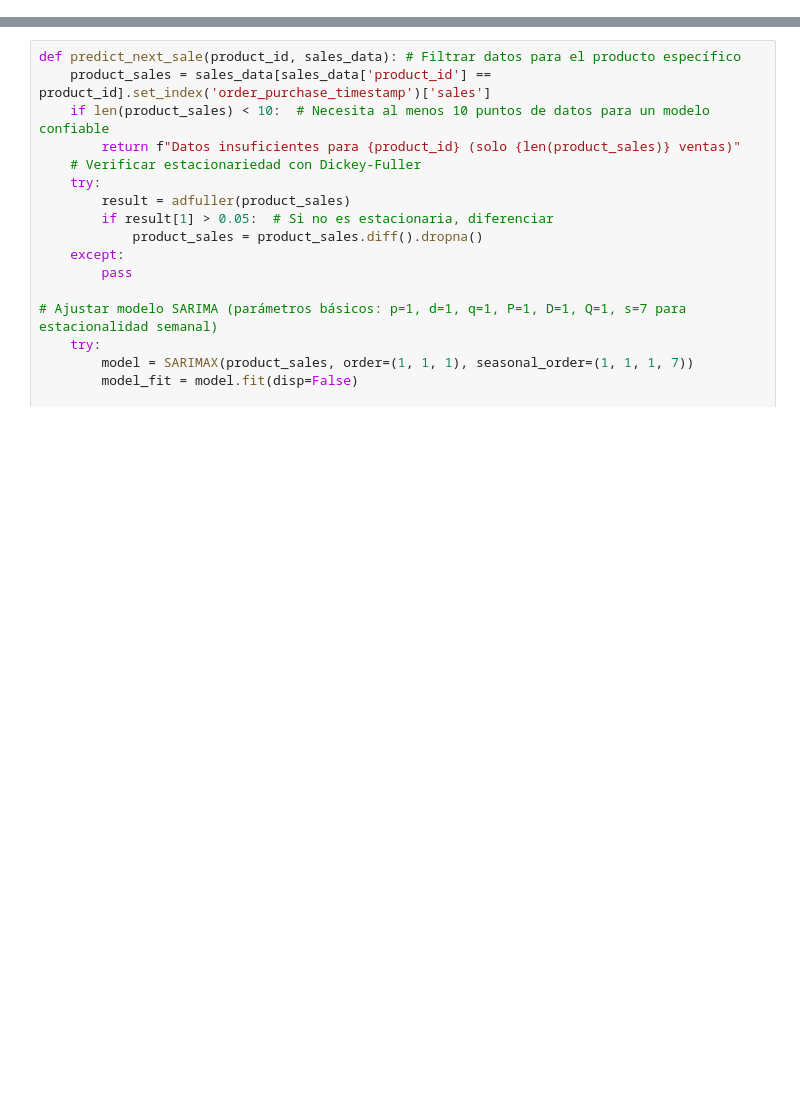
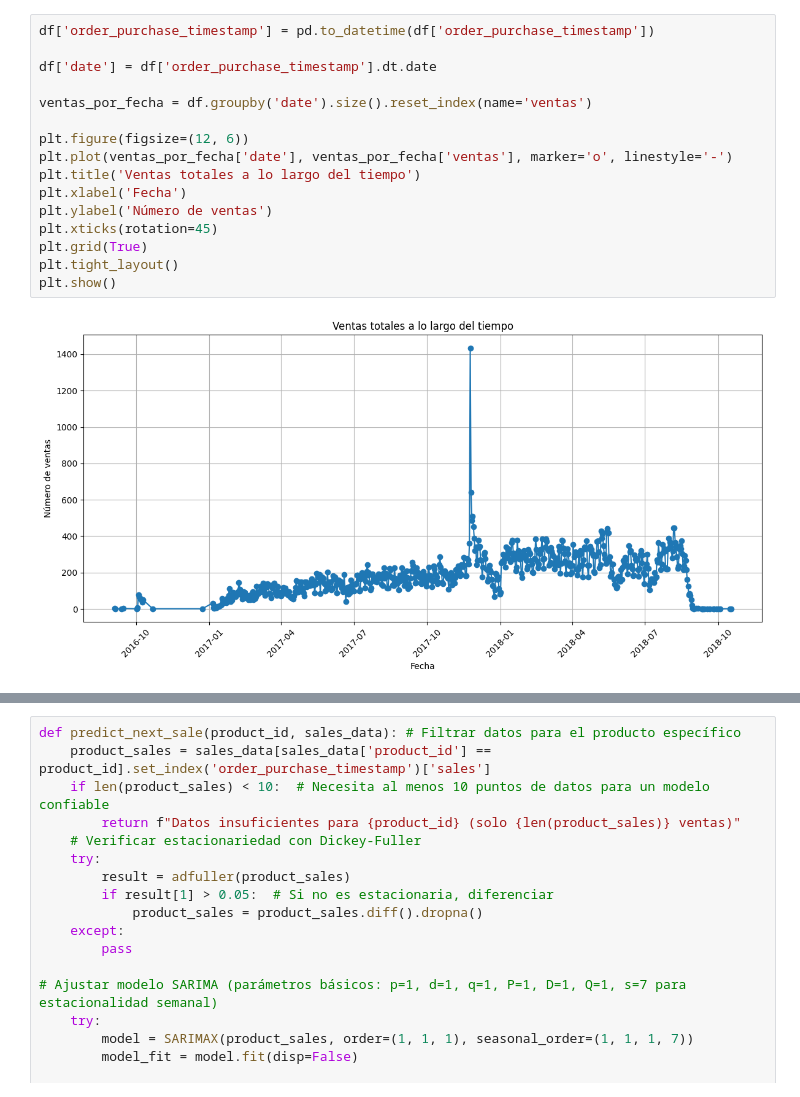
Before and after one commit to MartoBadi/TSCDIA-, a Jupyter notebook: proyecto_integrador/tp/tp_pi.ipynb, the cells around one changed output, grey strips where cells are left out. Drawn from its saved outputs; the diff is of its cells as text; blank space fills up the shorter version.

```diff
--- a/proyecto_integrador/tp/tp_pi.ipynb
+++ b/proyecto_integrador/tp/tp_pi.ipynb
@@ -81,3 +86,21 @@ Valores: ['delivered' 'invoiced' 'shipped' 'processing' 'unavailable' 'canceled'
  'diapers_and_hygiene' 'books_imported' 'fashion_childrens_clothes'
  'music' 'arts_and_craftmanship' 'security_and_services']
 --------------------------------------------------------------------------------
+# %%
+df['order_purchase_timestamp'] = pd.to_datetime(df['order_purchase_timestamp'])
+
+df['date'] = df['order_purchase_timestamp'].dt.date
+
+ventas_por_fecha = df.groupby('date').size().reset_index(name='ventas')
+
+plt.figure(figsize=(12, 6))
+plt.plot(ventas_por_fecha['date'], ventas_por_fecha['ventas'], marker='o', linestyle='-')
+plt.title('Ventas totales a lo largo del tiempo')
+plt.xlabel('Fecha')
+plt.ylabel('Número de ventas')
+plt.xticks(rotation=45)
+plt.grid(True)
+plt.tight_layout()
+plt.show()
+# %% [output]
+[figure, added]
```
Also changed, not shown: parts of 9 cells of this notebook.
